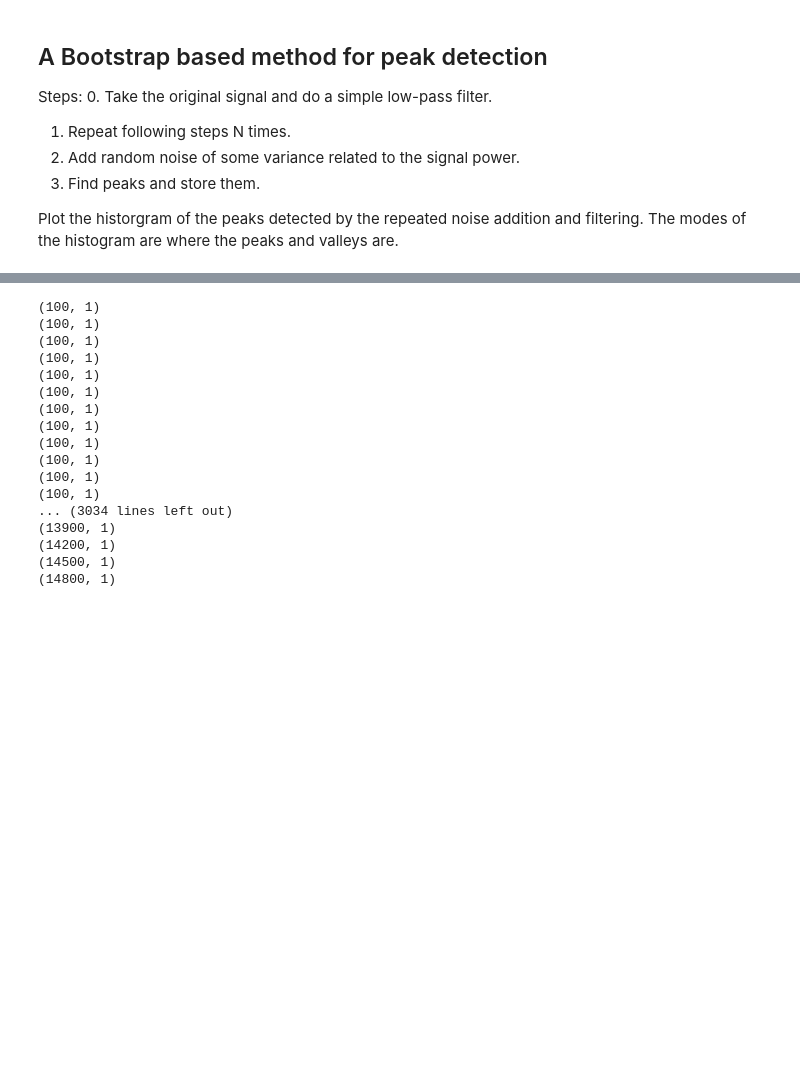
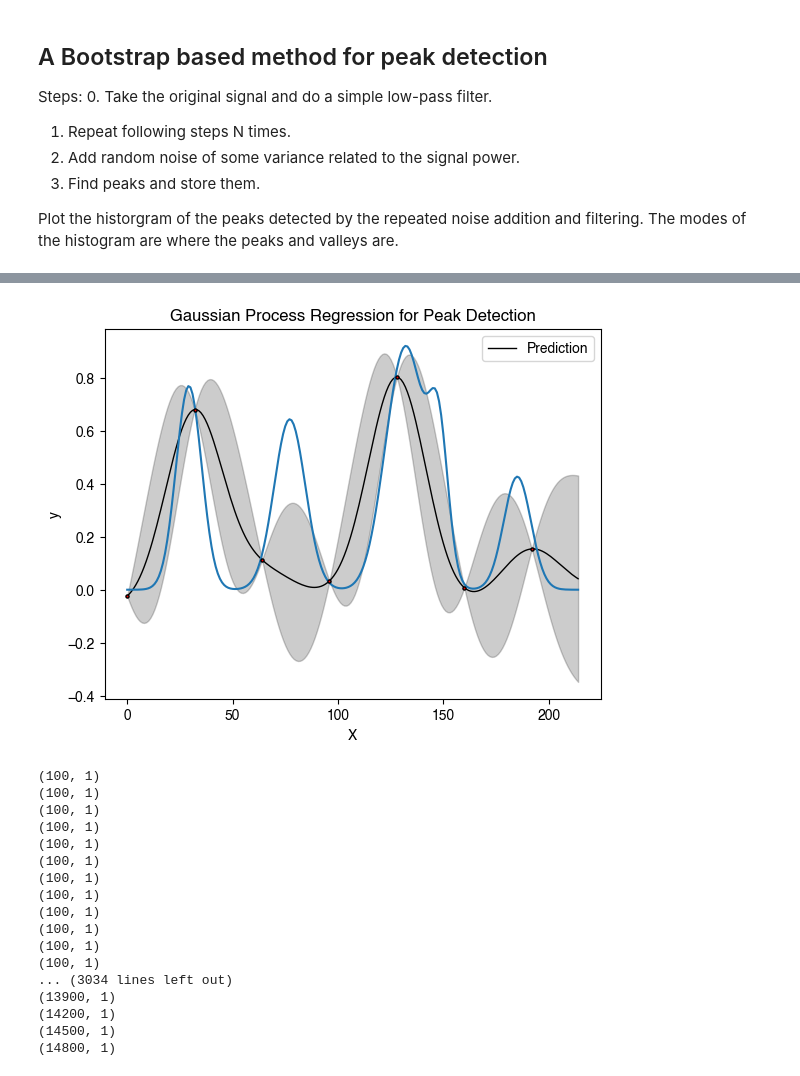
Before and after one commit to siva82kb/kinometrics, a Jupyter notebook: analysis/peak_metrics_smoothness.ipynb, the cells around one changed output, grey strips where cells are left out. Drawn from its saved outputs; the diff is of its cells as text; code cells hidden in the pictures; blank space fills up the shorter version.

Commit message:
Started playing around with GP regression idea for peak detection.

```diff
--- a/analysis/peak_metrics_smoothness.ipynb
+++ b/analysis/peak_metrics_smoothness.ipynb
@@ -127,3 +127,42 @@ plt.tight_layout()
+# %%
+import numpy as np
+import matplotlib.pyplot as plt
+from sklearn.gaussian_process import GaussianProcessRegressor
+from sklearn.gaussian_process.kernels import RBF, ConstantKernel as C
+
+# Generate example data (replace with your actual data)
+_X = np.arange(_Nm).reshape(-1, 1)
+_y = _movef
+
+# Down sample
+Ns = 32
+X = _X[::Ns, :]
+y = _y[::Ns]
+
+# Choose and define a kernel
+kernel = C(1.0, (1e-3, 1e3)) * RBF(1.0, (1e-2, 1e2))
+
+# Train the Gaussian Process
+gp = GaussianProcessRegressor(kernel=kernel, n_restarts_optimizer=10)
+gp.fit(X, y)
+
+# Make predictions and estimate uncertainty
+X_new = _X
+y_pred, sigma = gp.predict(X_new, return_std=True)
+
+# Visualize the results
+plt.scatter(X, y, c='r', s=5, zorder=10, edgecolors=(0, 0, 0))
+plt.plot(X_new, y_pred, 'k-', alpha=1.0, lw=1, label='Prediction')
+plt.plot(movesdata[inx][1], 'tab:blue')
+plt.fill_between(X_new.ravel(), y_pred - sigma, y_pred + sigma, alpha=0.2, color='k')
+plt.xlabel('X')
+plt.ylabel('y')
+# plt.xlim(0, 1)
+plt.title('Gaussian Process Regression for Peak Detection')
+plt.legend()
+plt.show()
+# %% [output]
+[figure, added]
 # %%
 # Compute smoothness
 # SPARC
```
Also changed, not shown: parts of 2 cells of this notebook.
